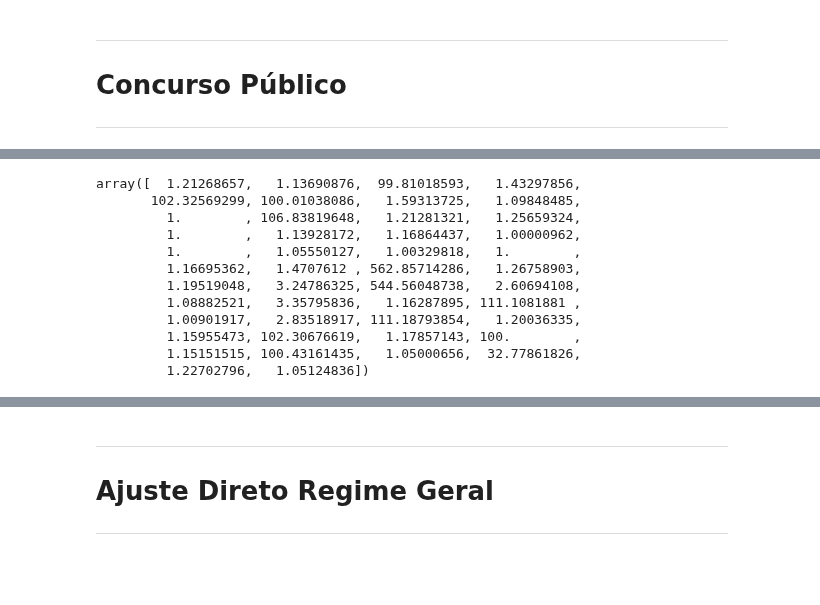
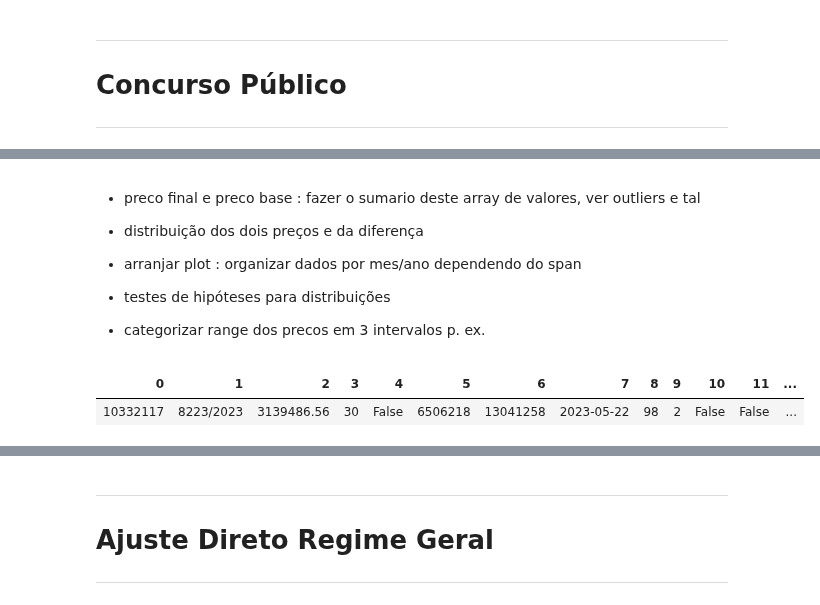
Before and after one commit to francisco-vpereira/ForceraIntership, a Jupyter notebook: forcera/scripts/contratos_v2.ipynb, the cells around one changed output, grey strips where cells are left out. Drawn from its saved outputs; the diff is of its cells as text; code cells hidden in the pictures; blank space fills up the shorter version.

```diff
--- a/forcera/scripts/contratos_v2.ipynb
+++ b/forcera/scripts/contratos_v2.ipynb
@@ -795,18 +825,20 @@ plt.show()
+# %% [markdown]
+- preco final e preco base : fazer o sumario deste array de valores, ver outliers e tal
+
+- distribuição dos dois preços e da diferença
+
+- arranjar plot : organizar dados por mes/ano dependendo do span
+
+- testes de hipóteses para distribuições
+
+- categorizar range dos precos em 3 intervalos p. ex.
 # %%
-pb / pc
+#print(np.where(pb/pc > 400))
+
+HTML(contrato(cpub[22]).to_html(index=False))
 # %% [output]
-array([  1.21268657,   1.13690876,  99.81018593,   1.43297856,
-       102.32569299, 100.01038086,   1.59313725,   1.09848485,
-         1.        , 106.83819648,   1.21281321,   1.25659324,
-         1.        ,   1.13928172,   1.16864437,   1.00000962,
-         1.        ,   1.05550127,   1.00329818,   1.        ,
-         1.16695362,   1.4707612 , 562.85714286,   1.26758903,
-         1.19519048,   3.24786325, 544.56048738,   2.60694108,
-         1.08882521,   3.35795836,   1.16287895, 111.1081881 ,
-         1.00901917,   2.83518917, 111.18793854,   1.20036335,
-         1.15955473, 102.30676619,   1.17857143, 100.        ,
-         1.15151515, 100.43161435,   1.05000656,  32.77861826,
-         1.22702796,   1.05124836])
+| 0 | 1 | 2 | 3 | 4 | 5 | 6 | 7 | 8 | 9 | 10 | 11 | ... |
+| 10332117 | 8223/2023 | 3139486.56 | 30 | False | 6506218 | 13041258 | 2023-05-22 | 98 | 2 | False | False | ... |
 # %%
 redflag(pb, pc, 0.1, cpub, 20)
 # %% [output]
```
Also changed, not shown: parts of 15 cells of this notebook.
